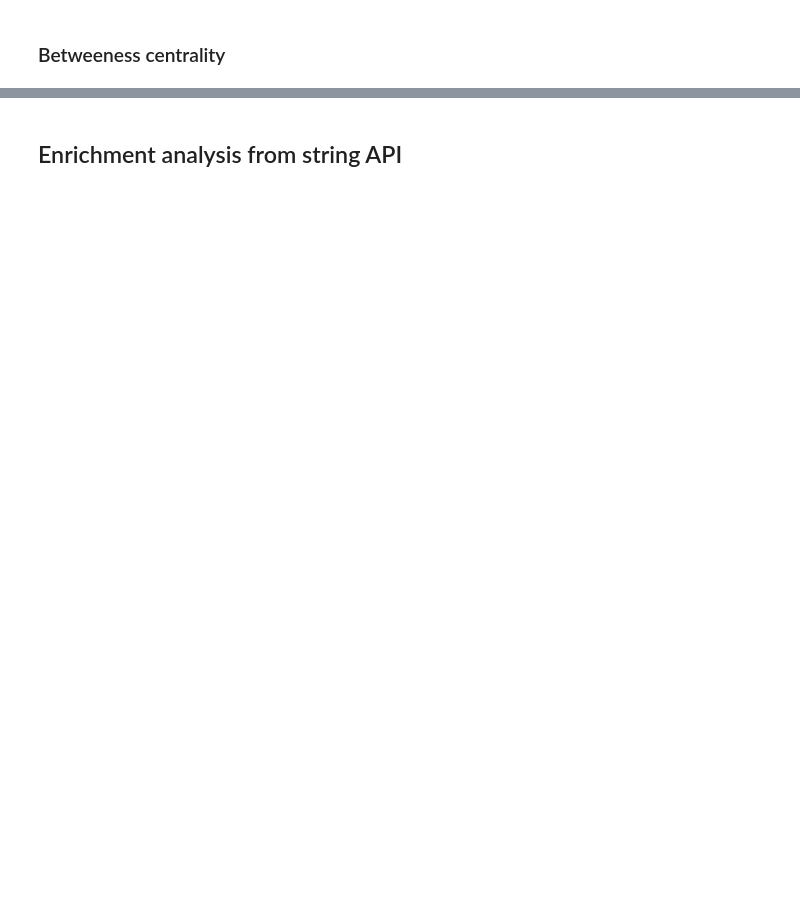
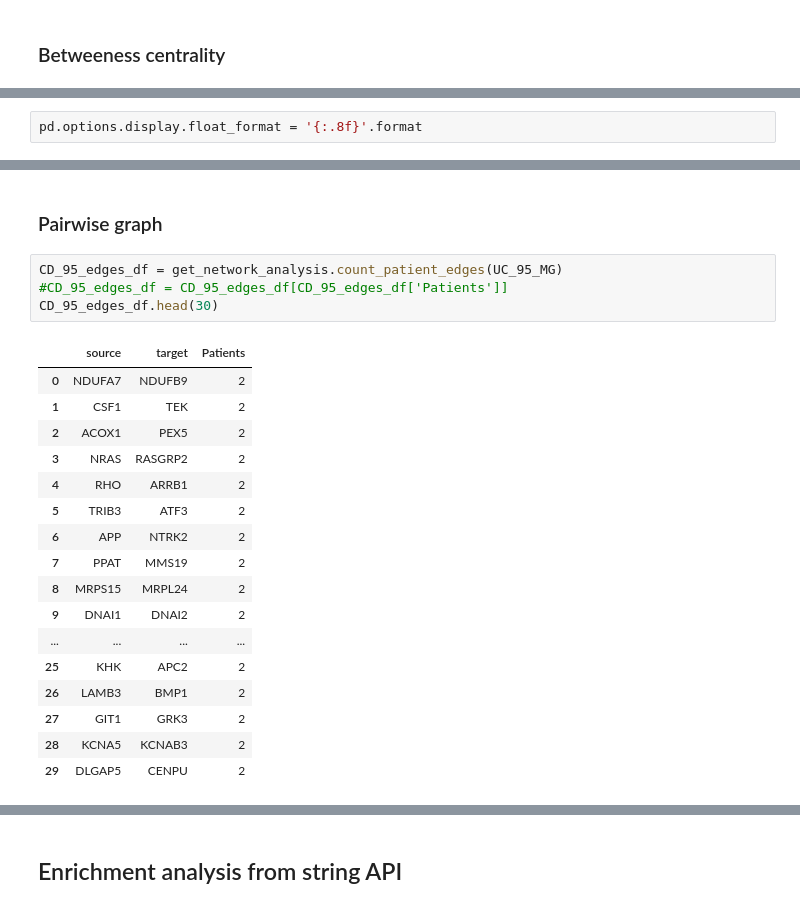
Before and after one commit to TomDoyleee/GenePy_Network_Integration, a Jupyter notebook: Results.ipynb, the cells around one changed output, grey strips where cells are left out. Cells and saved outputs as stored; diff of their text form; blank space fills up the shorter version.

```diff
--- a/Results.ipynb
+++ b/Results.ipynb
@@ -249,0 +444,2 @@ Degree <2 removed
+# %%
+pd.options.display.float_format = '{:.8f}'.format
@@ -249,0 +501,24 @@ Degree <2 removed
+# %% [markdown]
+### Pairwise graph
+# %%
+CD_95_edges_df = get_network_analysis.count_patient_edges(UC_95_MG)
+#CD_95_edges_df = CD_95_edges_df[CD_95_edges_df['Patients']]
+CD_95_edges_df.head(30)
+# %% [output]
+|  | source | target | Patients |
+| 0 | NDUFA7 | NDUFB9 | 2 |
+| 1 | CSF1 | TEK | 2 |
+| 2 | ACOX1 | PEX5 | 2 |
+| 3 | NRAS | RASGRP2 | 2 |
+| 4 | RHO | ARRB1 | 2 |
+| 5 | TRIB3 | ATF3 | 2 |
+| 6 | APP | NTRK2 | 2 |
+| 7 | PPAT | MMS19 | 2 |
+| 8 | MRPS15 | MRPL24 | 2 |
+| 9 | DNAI1 | DNAI2 | 2 |
+| ... | ... | ... | ... |
+| 25 | KHK | APC2 | 2 |
+| 26 | LAMB3 | BMP1 | 2 |
+| 27 | GIT1 | GRK3 | 2 |
+| 28 | KCNA5 | KCNAB3 | 2 |
+| 29 | DLGAP5 | CENPU | 2 |
```
Also changed, not shown: parts of 42 cells of this notebook.
